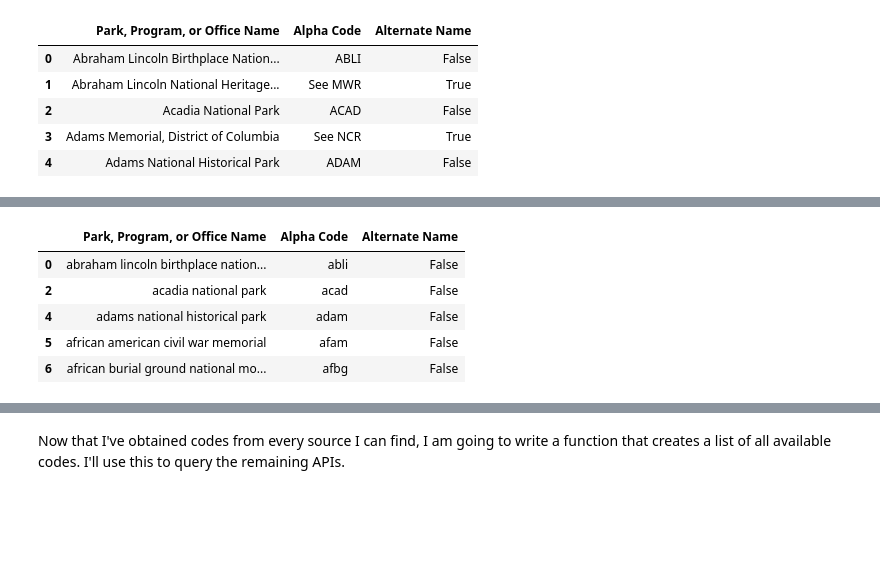
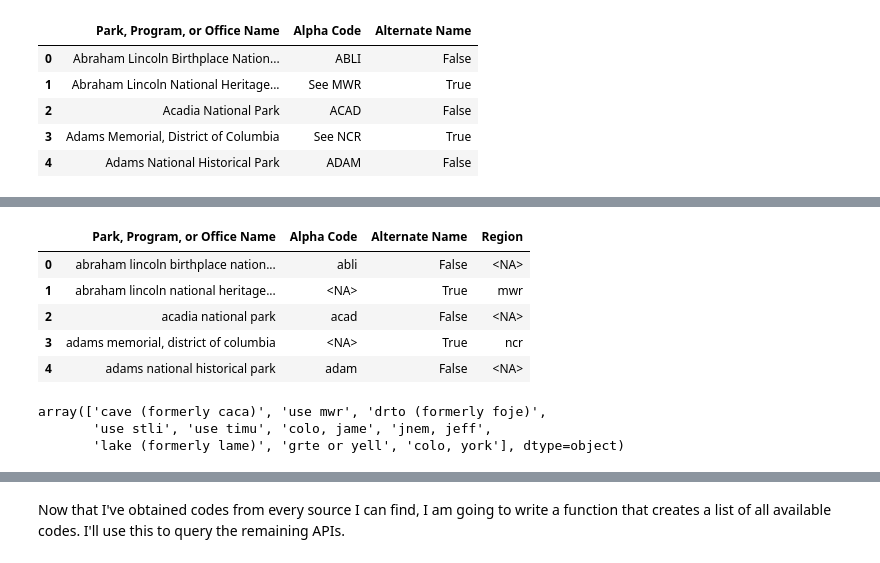
Before and after one commit to jeccalong/NPS_Mortality_Analysis, a Jupyter notebook: Notebooks/aquisitionAndCleaning.ipynb, the cells around one changed output, grey strips where cells are left out. Saved outputs shown, nothing was run; the diff lists cells and outputs as text; code cells hidden in the pictures; blank space fills up the shorter version.

Commit message:
Combined activities table, cleaned visitation df

```diff
--- a/Notebooks/aquisitionAndCleaning.ipynb
+++ b/Notebooks/aquisitionAndCleaning.ipynb
@@ -661,7 +651,7 @@ missing_visits
 # %%
 BASE = "https://irmaservices.nps.gov/v3/rest/stats/visitation"
 params = {
-    "unitCodes": "BICR",
+    "unitCodes": "NEPH",
     "startMonth": 1, "startYear": 2007,
     "endMonth": 6,   "endYear": 2024,
     "format": "json",
@@ -669,8 +659,8 @@ params = {
 
 r = requests.get(BASE, params=params, headers={"Accept": "application/json"}, timeout=30)
 
-BICR = r.json()
-len(BICR)
+NEPH = r.json()
+len(NEPH)
 # %% [output]
 0
 # %% [markdown]
@@ -883,4 +857,0 @@ Next, I'll drop all rows that have a 3 character park code, as these reference r
-# %%
-df_historic_codes = df_historic_codes[~(df_historic_codes["Alpha Code"].str.len() == 3)]
-
-df_historic_codes.info()
@@ -897,0 +858,18 @@ memory usage: 14.4+ KB
+# %%
+#remove "See" from Alpha column
+df_historic_codes["Alpha Code"] = (
+    df_historic_codes["Alpha Code"].str.replace(r"^See\s+", "", regex=True)
+)
+
+# Create a Region column for the 3-letter codes
+df_historic_codes["Region"] = df_historic_codes["Alpha Code"].where(
+    df_historic_codes["Alpha Code"].str.fullmatch(r"[A-Za-z]{3}")
+)
+
+# Drop 3-letter codes from Alpha Code (set to NaN)
+df_historic_codes.loc[
+    df_historic_codes["Alpha Code"].str.fullmatch(r"[A-Za-z]{3}"),
+    "Alpha Code"
+] = pd.NA
+
+df_historic_codes.head()
@@ -897,0 +883,8 @@ memory usage: 14.4+ KB
+# %%
+# Convert both columns to object dtype
+df_historic_codes["Alpha Code"] = df_historic_codes["Alpha Code"].astype(object)
+df_historic_codes["Region"] = df_historic_codes["Region"].astype(object)
+
+df_historic_codes = df_historic_codes.replace({pd.NA: np.nan})
+
+df_historic_codes.head()
@@ -898,14 +898,23 @@ memory usage: 14.4+ KB
 # %%
 cols = ["Park, Program, or Office Name",
-        "Alpha Code"]
+        "Alpha Code", "Region"]
 
 df_historic_codes[cols] = df_historic_codes[cols].apply(clean)
 
 df_historic_codes.head()
 # %% [output]
-|  | Park, Program, or Office Name | Alpha Code | Alternate Name |
-| 0 | abraham lincoln birthplace nation... | abli | False |
-| 2 | acadia national park | acad | False |
-| 4 | adams national historical park | adam | False |
-| 5 | african american civil war memorial | afam | False |
-| 6 | african burial ground national mo... | afbg | False |
+|  | Park, Program, or Office Name | Alpha Code | Alternate Name | Region |
+| 0 | abraham lincoln birthplace nation... | abli | False | <NA> |
+| 1 | abraham lincoln national heritage... | <NA> | True | mwr |
+| 2 | acadia national park | acad | False | <NA> |
+| 3 | adams memorial, district of columbia | <NA> | True | ncr |
+| 4 | adams national historical park | adam | False | <NA> |
+# %%
+df_historic_codes[
+    df_historic_codes["Alpha Code"].notna() &
+    (df_historic_codes["Alpha Code"].str.len() != 4)
+]["Alpha Code"].unique()
+# %% [output]
+array(['cave (formerly caca)', 'use mwr', 'drto (formerly foje)',
+       'use stli', 'use timu', 'colo, jame', 'jnem, jeff',
+       'lake (formerly lame)', 'grte or yell', 'colo, york'], dtype=object)
```
Also changed, not shown: parts of 25 cells of this notebook, 1 other file.
